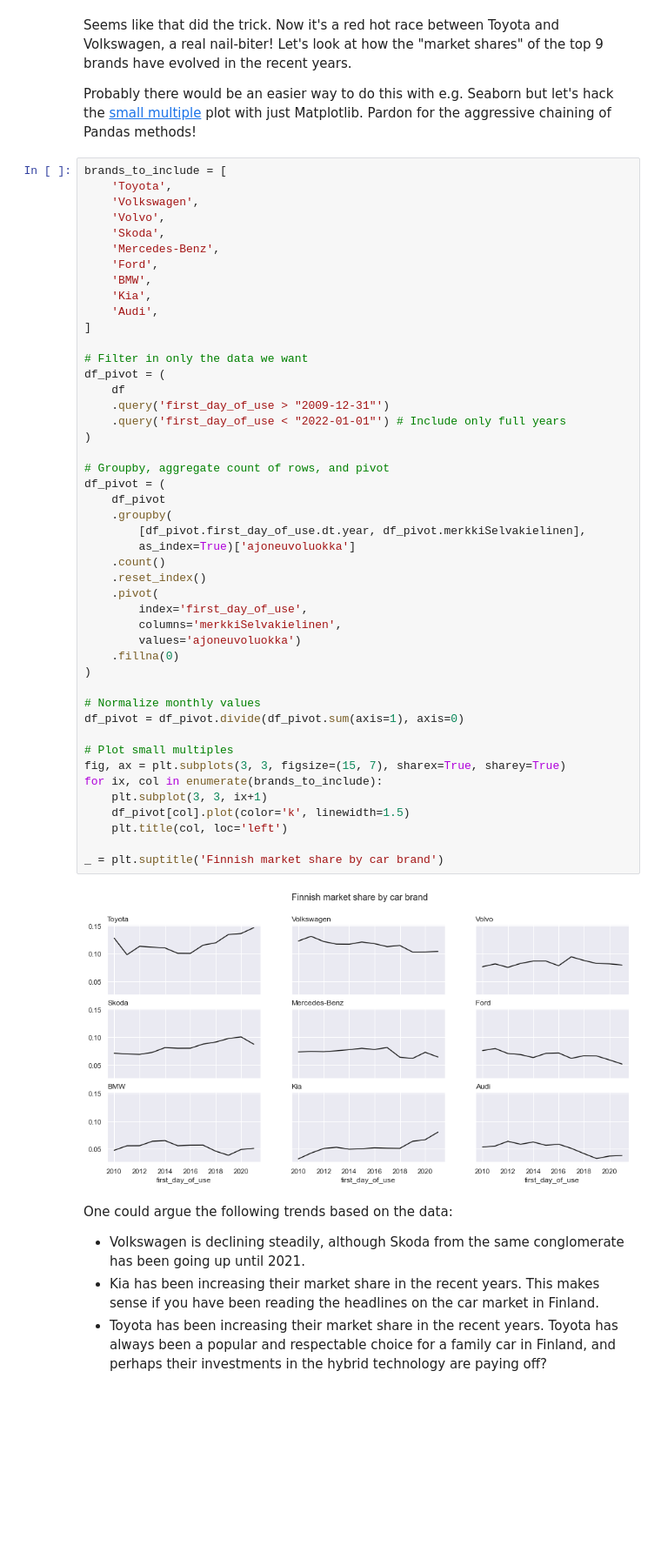
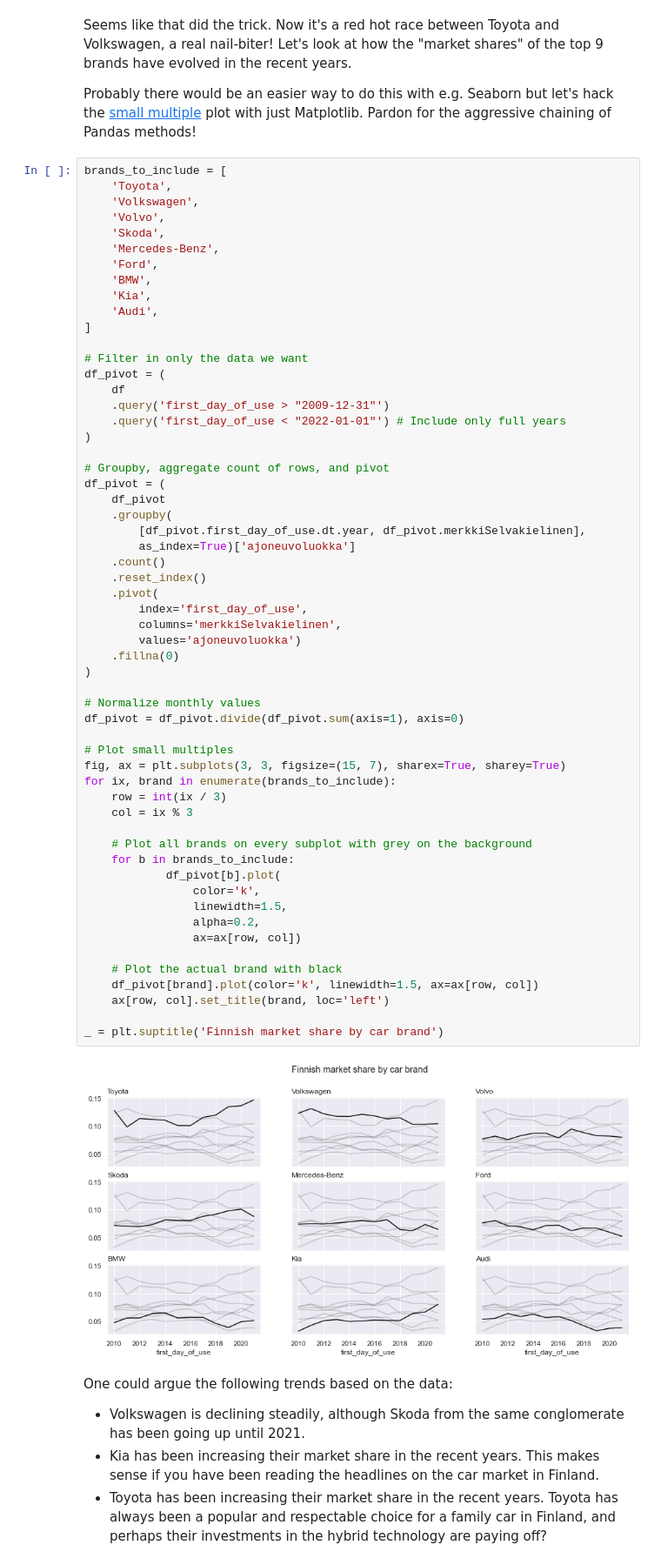
Before and after one commit to pniskala/pniskala.github.io, a Jupyter notebook: content/posts/quarto-test/index.ipynb, the cells around one changed output. Shown: that part at 87% size. Drawn from its saved outputs; the diff is of its cells as text; blank space fills up the shorter version.

Commit message:
polish the small multiple plot

```diff
--- a/content/posts/quarto-test/index.ipynb
+++ b/content/posts/quarto-test/index.ipynb
@@ -204,38 +204,49 @@ brands_to_include = [
 # Filter in only the data we want
 df_pivot = (
     df
     .query('first_day_of_use > "2009-12-31"')
     .query('first_day_of_use < "2022-01-01"') # Include only full years
 )
 
 # Groupby, aggregate count of rows, and pivot
 df_pivot = (
     df_pivot
     .groupby(
         [df_pivot.first_day_of_use.dt.year, df_pivot.merkkiSelvakielinen],
         as_index=True)['ajoneuvoluokka']
     .count()
     .reset_index()
     .pivot(
         index='first_day_of_use',
         columns='merkkiSelvakielinen',
         values='ajoneuvoluokka')
     .fillna(0)
 )
 
 # Normalize monthly values
 df_pivot = df_pivot.divide(df_pivot.sum(axis=1), axis=0)
 
 # Plot small multiples
 fig, ax = plt.subplots(3, 3, figsize=(15, 7), sharex=True, sharey=True)
-for ix, col in enumerate(brands_to_include):
-    plt.subplot(3, 3, ix+1)
-    df_pivot[col].plot(color='k', linewidth=1.5)
-    plt.title(col, loc='left')
+for ix, brand in enumerate(brands_to_include):
+    row = int(ix / 3)
+    col = ix % 3
+
+    # Plot all brands on every subplot with grey on the background
+    for b in brands_to_include:
+            df_pivot[b].plot(
+                color='k',
+                linewidth=1.5,
+                alpha=0.2,
+                ax=ax[row, col])
+
+    # Plot the actual brand with black
+    df_pivot[brand].plot(color='k', linewidth=1.5, ax=ax[row, col])
+    ax[row, col].set_title(brand, loc='left')
 
 _ = plt.suptitle('Finnish market share by car brand')
 # %% [output]
-[figure, old version]
+[figure, new version]
 # %% [markdown]
 One could argue the following trends based on the data:
 - Volkswagen is declining steadily, although Skoda from the same conglomerate has been going up until 2021.
```
Also changed, not shown: 2 other files.
